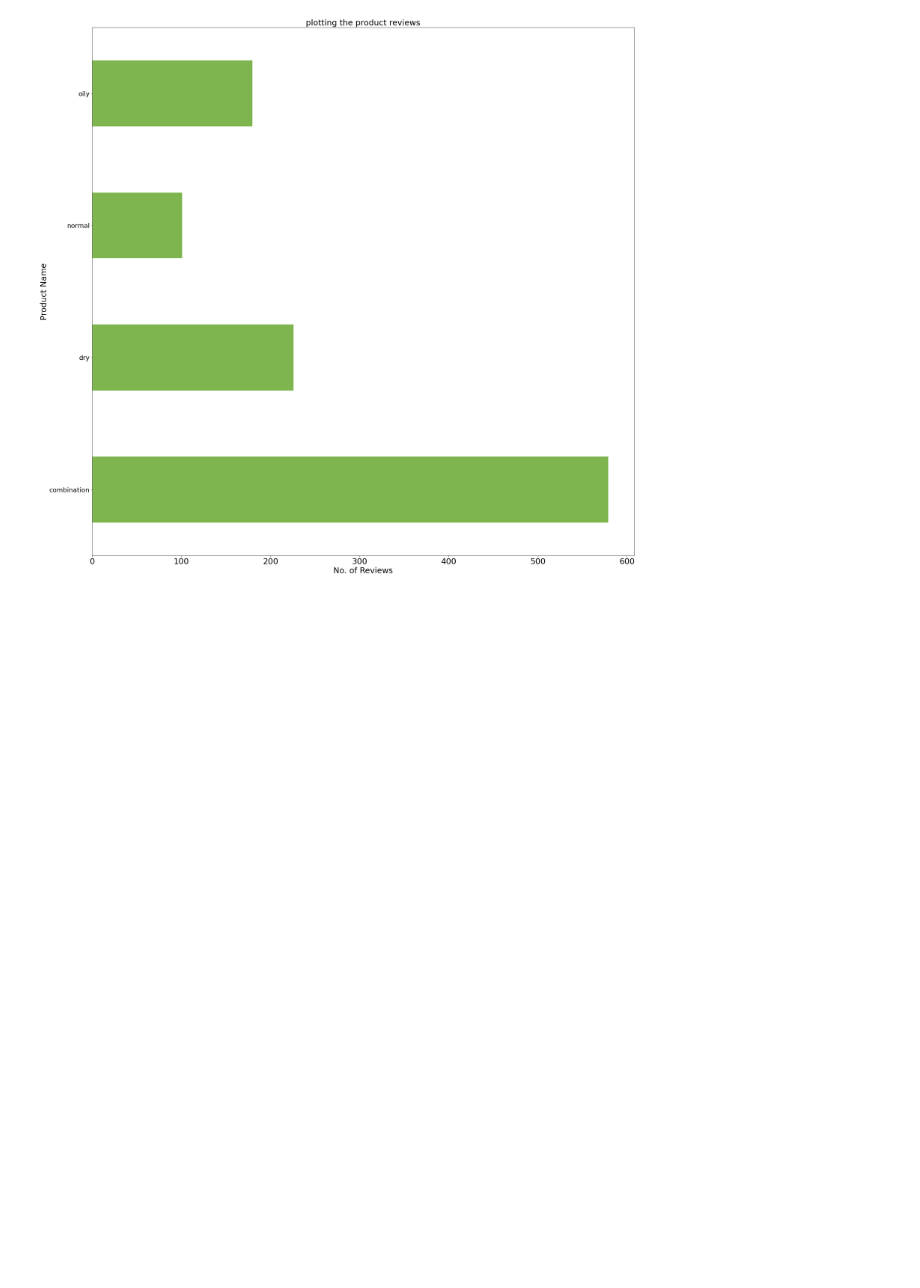
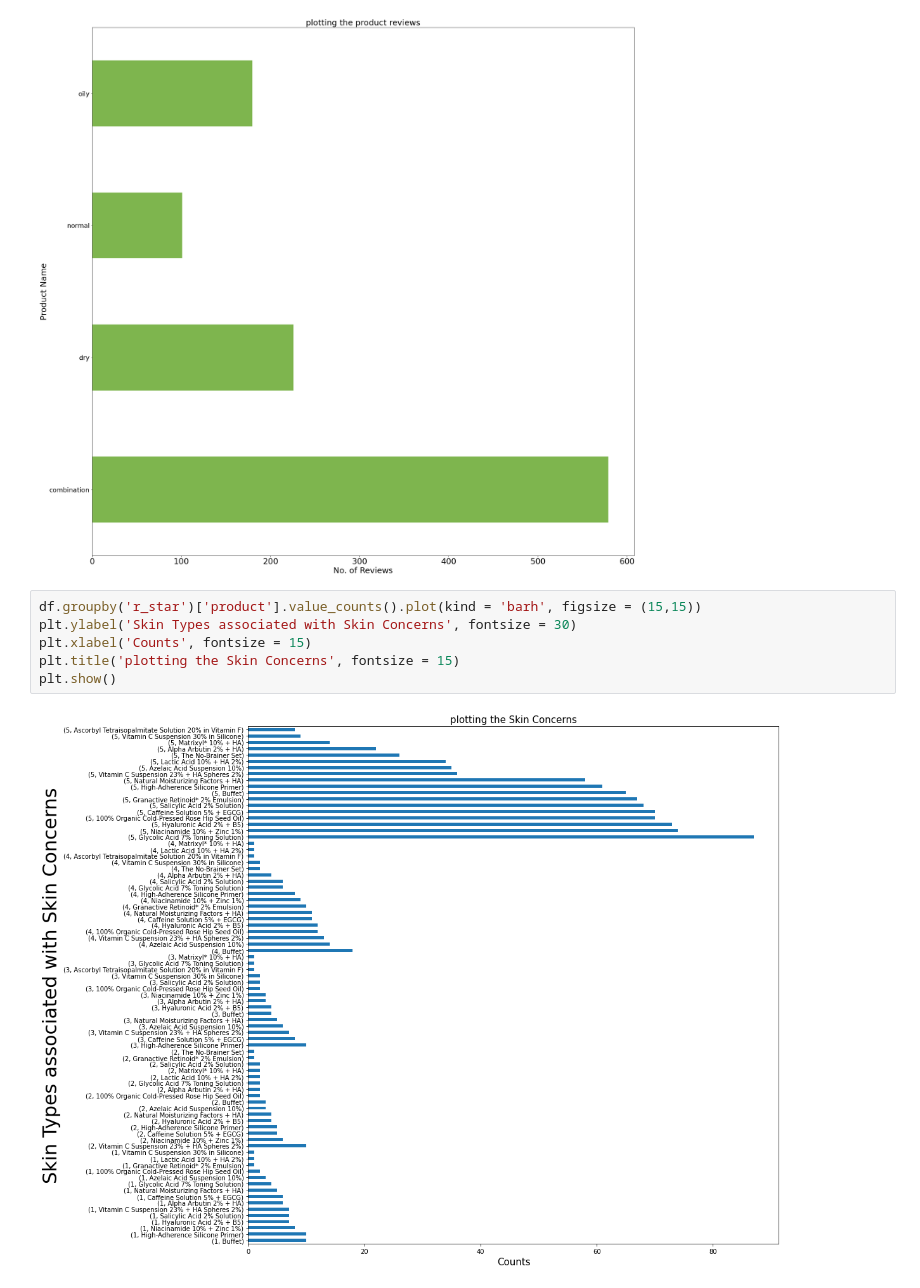
Before and after one commit to RonyEmam/The-Ordinary-Sales-Analysis, a Jupyter notebook: The Ordinary Sales Analysis.ipynb, the cells around one changed output. Saved outputs shown, nothing was run; the diff lists cells and outputs as text; blank space fills up the shorter version.

```diff
--- a/The Ordinary Sales Analysis.ipynb
+++ b/The Ordinary Sales Analysis.ipynb
@@ -65,3 +311,11 @@ plt.title('plotting the product reviews', fontsize = 25)
 plt.show()
 # %% [output]
 [figure]
+# %%
+df.groupby('r_star')['product'].value_counts().plot(kind = 'barh', figsize = (15,15))
+plt.ylabel('Skin Types associated with Skin Concerns', fontsize = 30)
+plt.xlabel('Counts', fontsize = 15)
+plt.title('plotting the Skin Concerns', fontsize = 15)
+plt.show()
+# %% [output]
+[figure, added]
```
Also changed, not shown: parts of 25 cells of this notebook, 1 other file.
